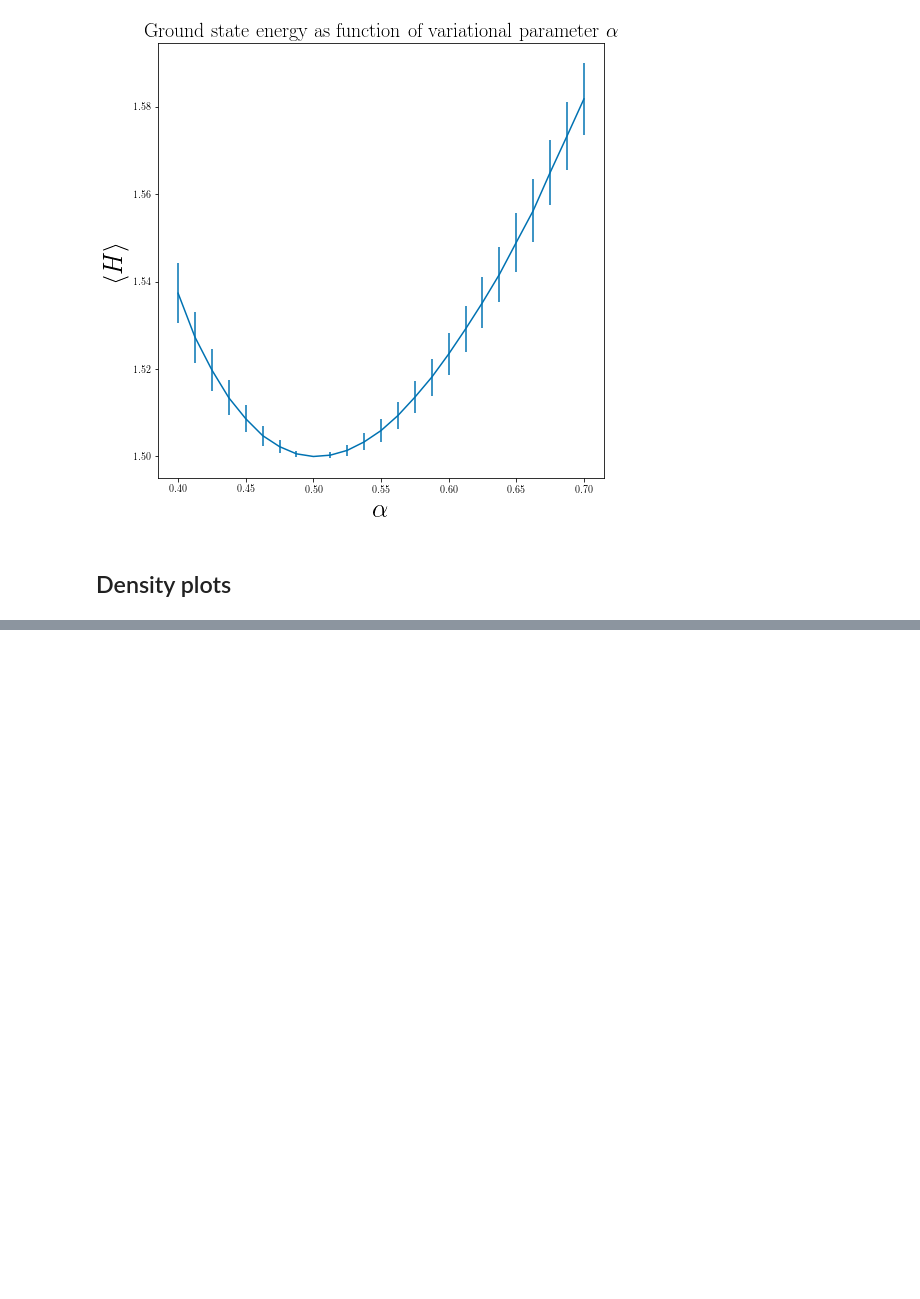
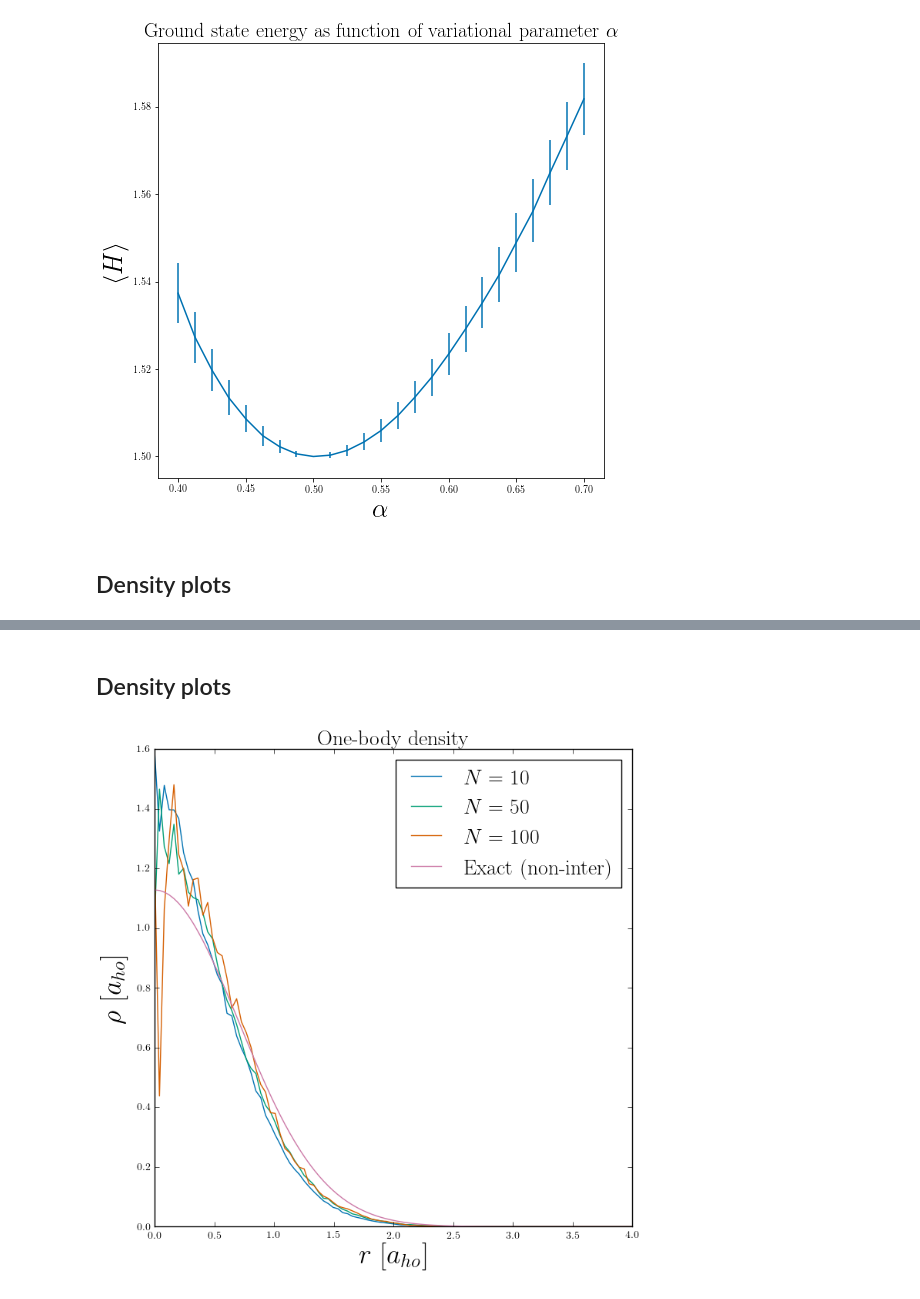
Before and after one commit to bsamseth/qflow, a Jupyter notebook: project1/python/analysis.ipynb, the cells around one changed output, grey strips where cells are left out. Cells and saved outputs as stored; diff of their text form; code cells hidden in the pictures; blank space fills up the shorter version.

```diff
--- a/project1/python/analysis.ipynb
+++ b/project1/python/analysis.ipynb
@@ -96,0 +254,8 @@ meta
+# %% [markdown]
+## Density plots
+# %%
+densities = np.array([rhos10[3], rhos50[3], rhos100[3]])
+density_plot_multiple(densities, max_radius=4, labels=[r'$N=10$', r'$N=50$', r'$N=100$'],
+                      draw_exact=True, saveas='../results/interacting-density.png')
+# %% [output]
+[figure, added]
```
Also changed, not shown: parts of 28 cells of this notebook, 2 other files.
